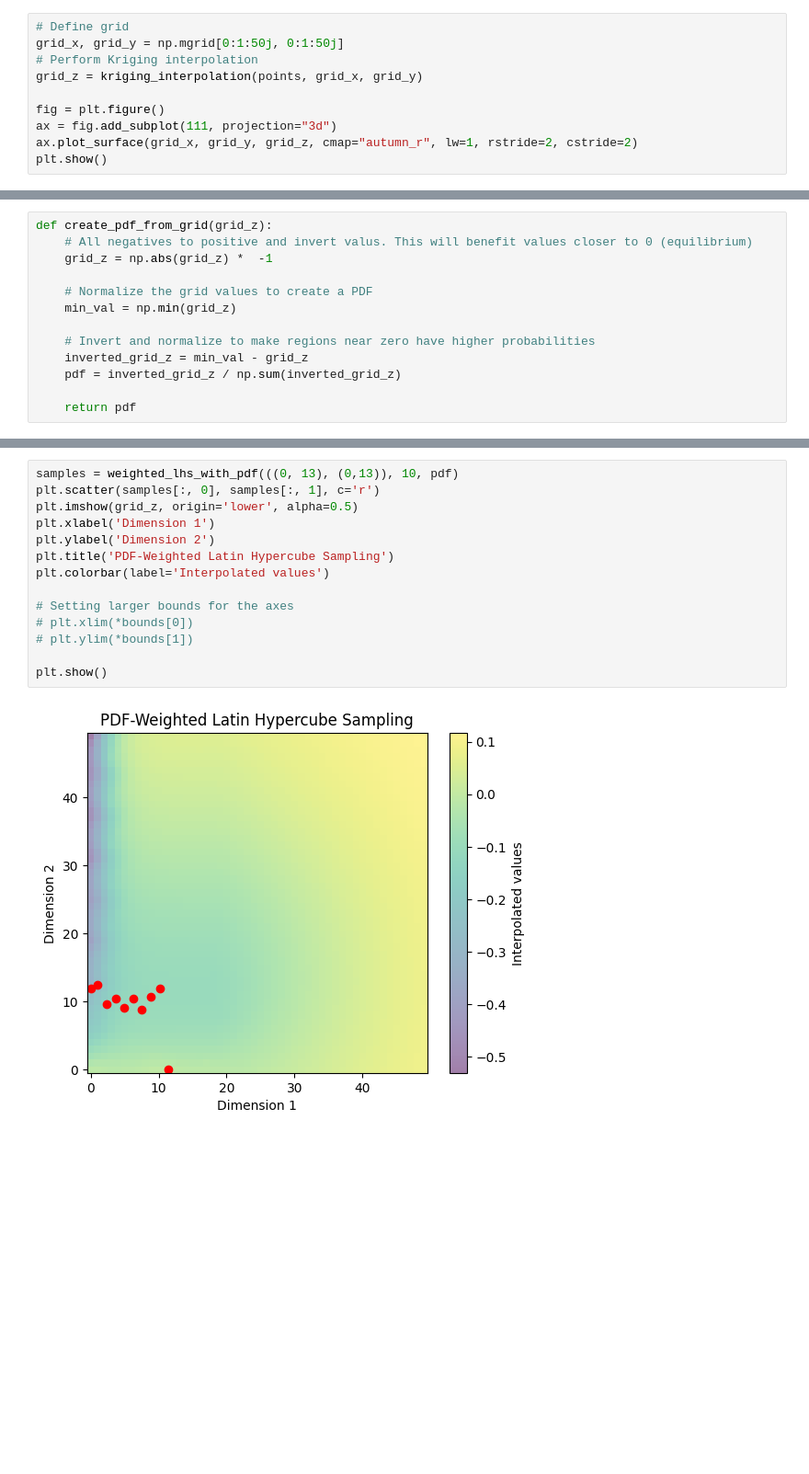
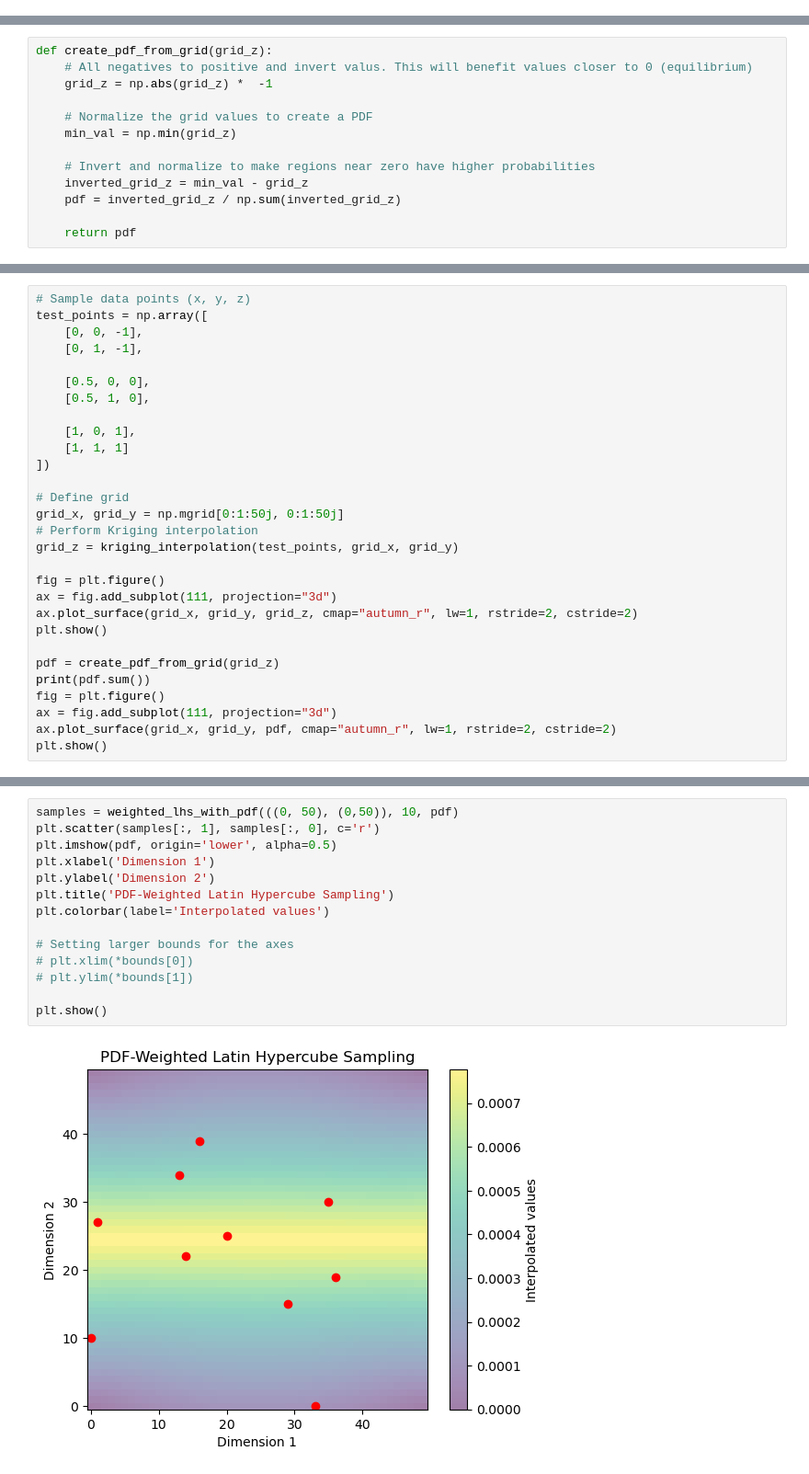
Before and after one commit to darkraisisi/sampling_hillslope_surrogate, a Jupyter notebook: exploitation.ipynb, the cells around one changed output, grey strips where cells are left out. Shown at 92% size. Cells and saved outputs as stored; diff of their text form; blank space fills up the shorter version.

```diff
--- a/exploitation.ipynb
+++ b/exploitation.ipynb
@@ -115,13 +70,3 @@ def kriging_interpolation(points, grid_x, grid_y):
             interpolated_values[gx, gy] = np.dot(weights[:-1], Z)
 
     return interpolated_values
-# %%
-# Define grid
-grid_x, grid_y = np.mgrid[0:1:50j, 0:1:50j]
-# Perform Kriging interpolation
-grid_z = kriging_interpolation(points, grid_x, grid_y)
-
-fig = plt.figure()
-ax = fig.add_subplot(111, projection="3d")
-ax.plot_surface(grid_x, grid_y, grid_z, cmap="autumn_r", lw=1, rstride=2, cstride=2)
-plt.show()
@@ -192,0 +125,29 @@ def weighted_lhs_with_pdf(bounds, n_samples, pdf):
+# %%
+# Sample data points (x, y, z)
+test_points = np.array([
+    [0, 0, -1],
+    [0, 1, -1],
+
+    [0.5, 0, 0],
+    [0.5, 1, 0],
+
+    [1, 0, 1],
+    [1, 1, 1]
+])
+
+# Define grid
+grid_x, grid_y = np.mgrid[0:1:50j, 0:1:50j]
+# Perform Kriging interpolation
+grid_z = kriging_interpolation(test_points, grid_x, grid_y)
+
+fig = plt.figure()
+ax = fig.add_subplot(111, projection="3d")
+ax.plot_surface(grid_x, grid_y, grid_z, cmap="autumn_r", lw=1, rstride=2, cstride=2)
+plt.show()
+
+pdf = create_pdf_from_grid(grid_z)
+print(pdf.sum())
+fig = plt.figure()
+ax = fig.add_subplot(111, projection="3d")
+ax.plot_surface(grid_x, grid_y, pdf, cmap="autumn_r", lw=1, rstride=2, cstride=2)
+plt.show()
@@ -193,16 +158,16 @@ def weighted_lhs_with_pdf(bounds, n_samples, pdf):
 # %%
-samples = weighted_lhs_with_pdf(((0, 13), (0,13)), 10, pdf)
-plt.scatter(samples[:, 0], samples[:, 1], c='r')
-plt.imshow(grid_z, origin='lower', alpha=0.5)
+samples = weighted_lhs_with_pdf(((0, 50), (0,50)), 10, pdf)
+plt.scatter(samples[:, 1], samples[:, 0], c='r')
+plt.imshow(pdf, origin='lower', alpha=0.5)
 plt.xlabel('Dimension 1')
 plt.ylabel('Dimension 2')
 plt.title('PDF-Weighted Latin Hypercube Sampling')
 plt.colorbar(label='Interpolated values')
 
 # Setting larger bounds for the axes
 # plt.xlim(*bounds[0])
 # plt.ylim(*bounds[1])
 
 plt.show()
 # %% [output]
-[figure, old version]
+[figure, new version]
```
Also changed, not shown: parts of 23 cells of this notebook.
